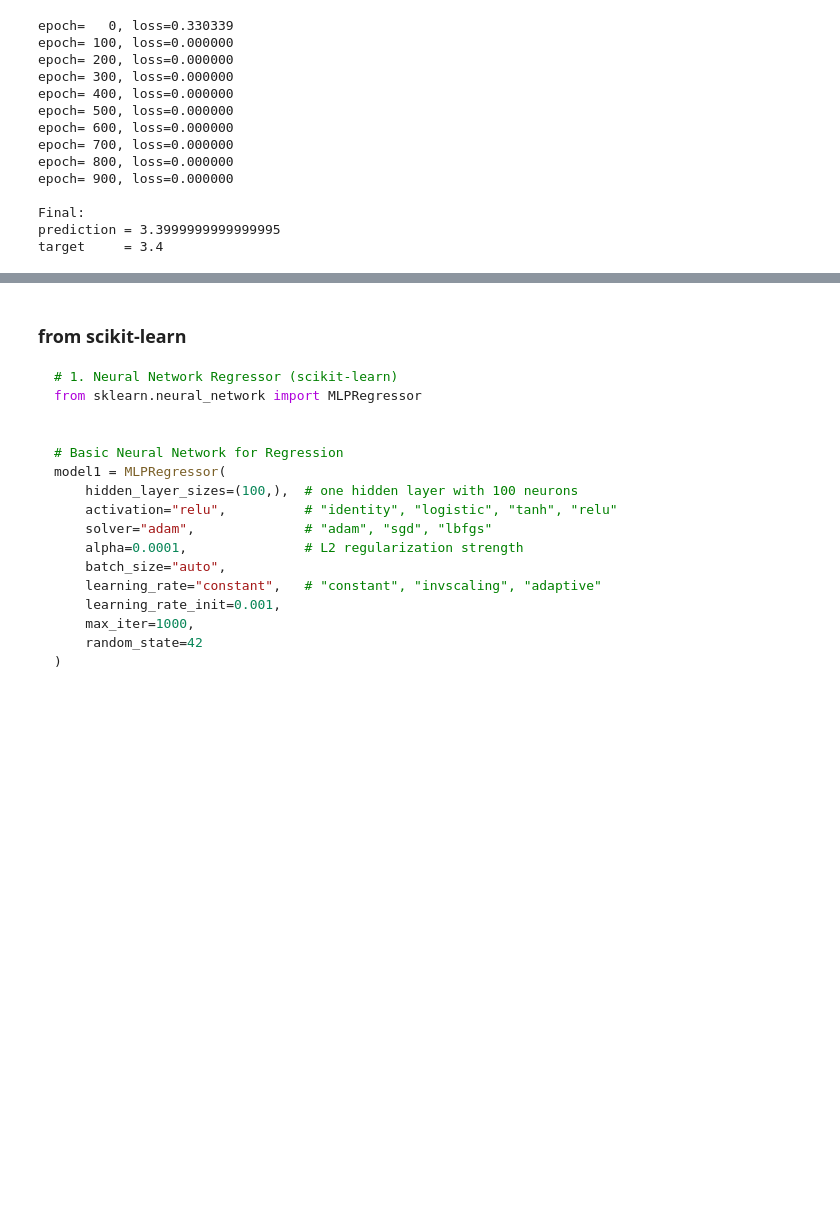
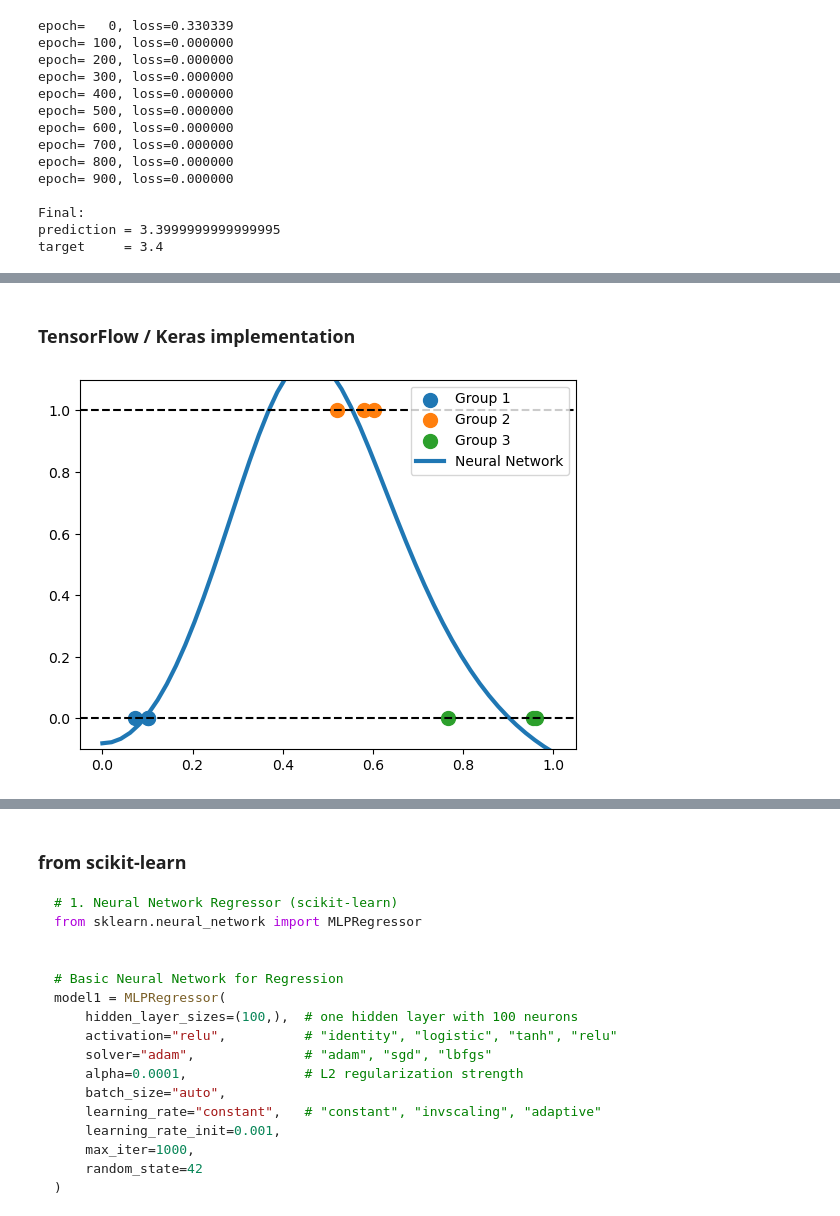
Before and after one commit to jci02/Machine-Learning-Theory, a Jupyter notebook: 1.Supervised Learning/Artificial Neural Networks/Neural Networks.ipynb, the cells around one changed output, grey strips where cells are left out. Saved outputs shown, nothing was run; the diff lists cells and outputs as text; code cells hidden in the pictures; blank space fills up the shorter version.

```diff
--- a/1.Supervised Learning/Artificial Neural Networks/Neural Networks.ipynb
+++ b/1.Supervised Learning/Artificial Neural Networks/Neural Networks.ipynb
@@ -1973,0 +2347,55 @@ target     = 3.4
+# %% [markdown]
+### TensorFlow / Keras implementation
+# %%
+# Set seeds
+np.random.seed(1402)
+tf.random.set_seed(1402)
+keras.utils.set_random_seed(1402)
+
+#keras.utils.set_random_seed(1402) # or just this
+
+# Convert to tensors
+X_tf = X.reshape(-1,1).astype(np.float32)
+y_tf = y.reshape(-1,1).astype(np.float32)
+
+# Define the model
+initializer = keras.initializers.RandomNormal(mean=0.0,stddev=2.0,seed=1402) # to initialize larger weights
+model = keras.Sequential([
+    keras.Input(shape=(1,)),
+    layers.Dense(5, activation="softplus"),
+    layers.Dense(1)])
+
+# or equivalently
+# model = keras.Sequential()
+# model.add(keras.Input(shape=(1,)))
+# model.add(layers.Dense(5, activation="softplus"))
+# model.add(layers.Dense(1))
+
+# Compile
+model.compile(optimizer=keras.optimizers.Adam(learning_rate=1e-1),loss="mse")
+# model.compile(optimizer='adam',loss="mse")
+
+# Train
+history = model.fit(X_tf,y_tf,epochs=1000,verbose=0)
+
+# Predict
+x_plot = np.linspace(0,1,50).reshape(-1,1)
+
+y_plot = model.predict(x_plot,verbose=0)
+
+plt.scatter(group1_dosages,group1_efficiency,s=100,label="Group 1")
+
+plt.scatter(group2_dosages,group2_efficiency,s=100,label="Group 2")
+
+plt.scatter(group3_dosages,group3_efficiency,s=100,label="Group 3")
+
+plt.plot(x_plot,y_plot,linewidth=3,label="Neural Network")
+
+#plt.xlim((-0.1,1.1))
+plt.ylim((-0.1,1.1))
+plt.axhline(0, ls="--", c="black")
+plt.axhline(1, ls="--", c="black")
+plt.legend()
+plt.show()
+# %% [output]
+[figure, added]
```
Also changed, not shown: parts of 25 cells of this notebook, 9 other files.
